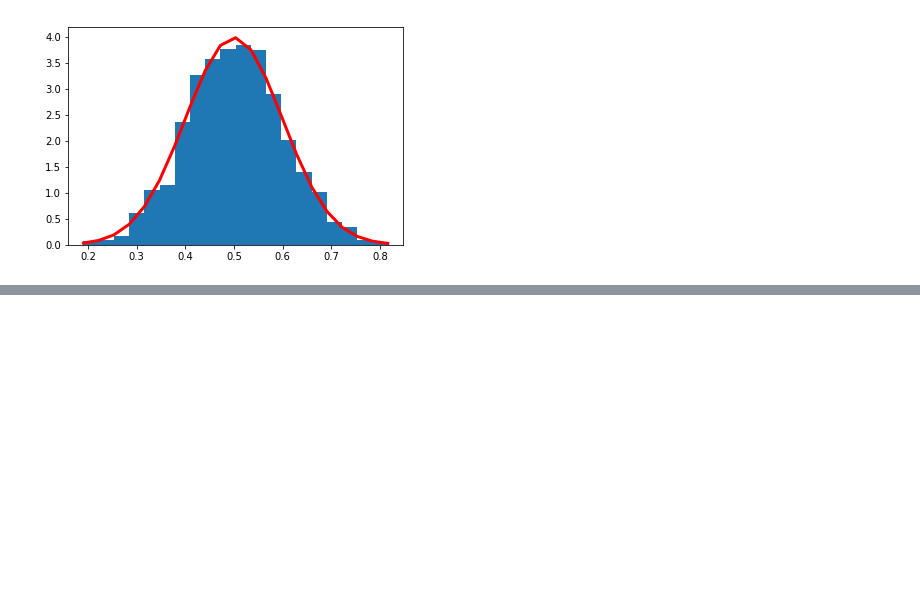
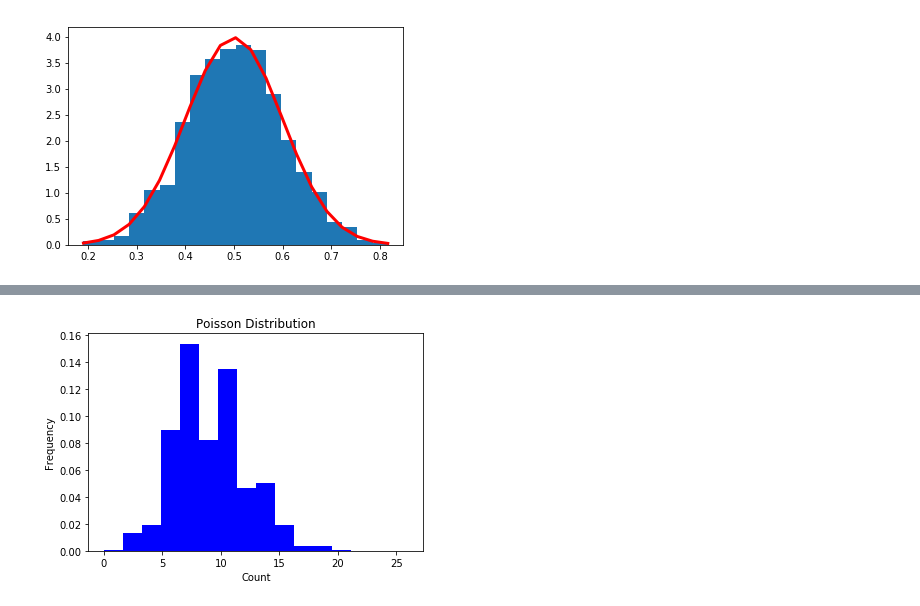
Before and after one commit to mikequaid/Programming, a Jupyter notebook: Practical Assignment - Programming.ipynb, the cells around one changed output, grey strips where cells are left out. Saved outputs shown, nothing was run; the diff lists cells and outputs as text; code cells hidden in the pictures; blank space fills up the shorter version.

```diff
--- a/Practical Assignment - Programming.ipynb
+++ b/Practical Assignment - Programming.ipynb
@@ -99,0 +106,14 @@ NameError: name 'np' is not defined
+# %%
+# Example of Poisson Distribution
+
+import numpy as np
+pois = np.random.poisson(9, 15000) # Drawing samples from the distribution
+
+import matplotlib.pyplot as plt # Display a histogram of random Poisson samples
+plt.hist(pois, 16, density=True, color='b') # Adding sample count, amount of bins and density function line (True = normal)
+plt.ylabel('Frequency') # label y axis
+plt.xlabel('Count') # label my x axis
+plt.title('Poisson Distribution') # Chart title
+plt.show()
+# %% [output]
+[figure, added]
```
Also changed, not shown: parts of 9 cells of this notebook.
